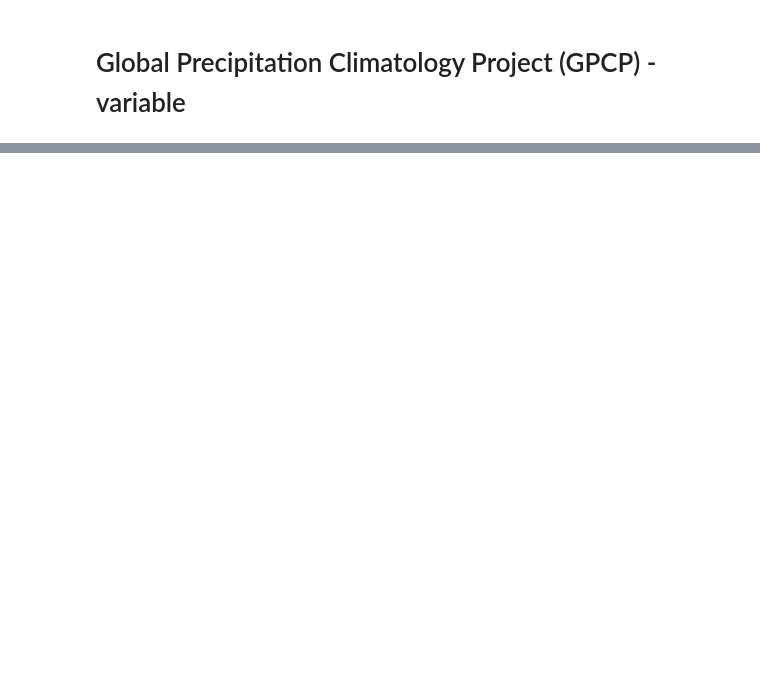
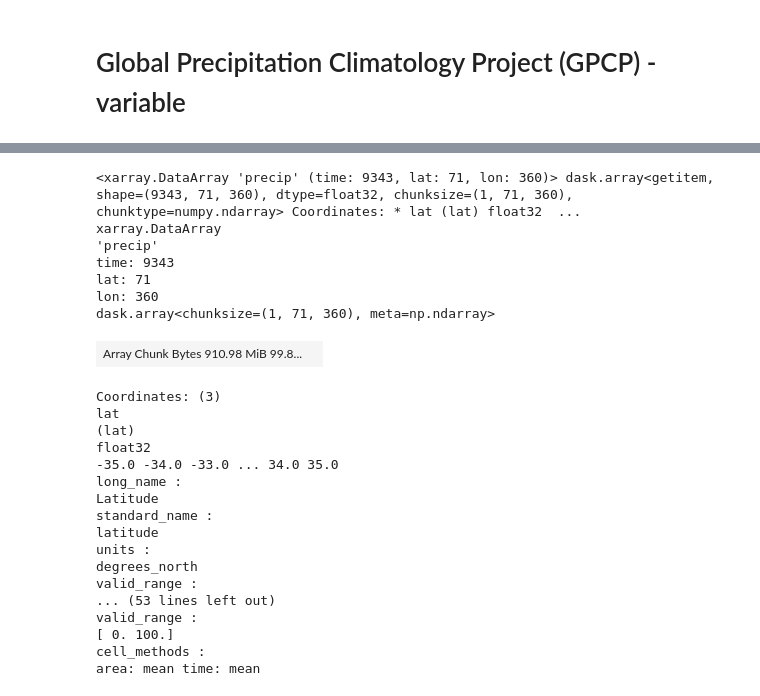
Before and after one commit to PBlackberg/phd, a Jupyter notebook: metrics/funcs/vars/gpcpVars.ipynb, the cells around one changed output, grey strips where cells are left out. Saved outputs shown, nothing was run; the diff lists cells and outputs as text; code cells hidden in the pictures; blank space fills up the shorter version.

```diff
--- a/metrics/funcs/vars/gpcpVars.ipynb
+++ b/metrics/funcs/vars/gpcpVars.ipynb
@@ -89,0 +222,28 @@ precip_sMean= precip.weighted(aWeights).mean(dim=('latitude','longitude'), skipn
+# %%
+precip
+# %% [output]
+<xarray.DataArray 'precip' (time: 9343, lat: 71, lon: 360)> dask.array<getitem, shape=(9343, 71, 360), dtype=float32, chunksize=(1, 71, 360), chunktype=numpy.ndarray> Coordinates: * lat (lat) float32  ...
+xarray.DataArray
+'precip'
+time: 9343
+lat: 71
+lon: 360
+dask.array<chunksize=(1, 71, 360), meta=np.ndarray>
+| Array Chunk Bytes 910.98 MiB 99.8... |  |
+Coordinates: (3)
+lat
+(lat)
+float32
+-35.0 -34.0 -33.0 ... 34.0 35.0
+long_name :
+Latitude
+standard_name :
+latitude
+units :
+degrees_north
+valid_range :
+... (53 lines left out)
+valid_range :
+[ 0. 100.]
+cell_methods :
+area: mean time: mean
```
Also changed, not shown: parts of 18 cells of this notebook, 2 other files.
